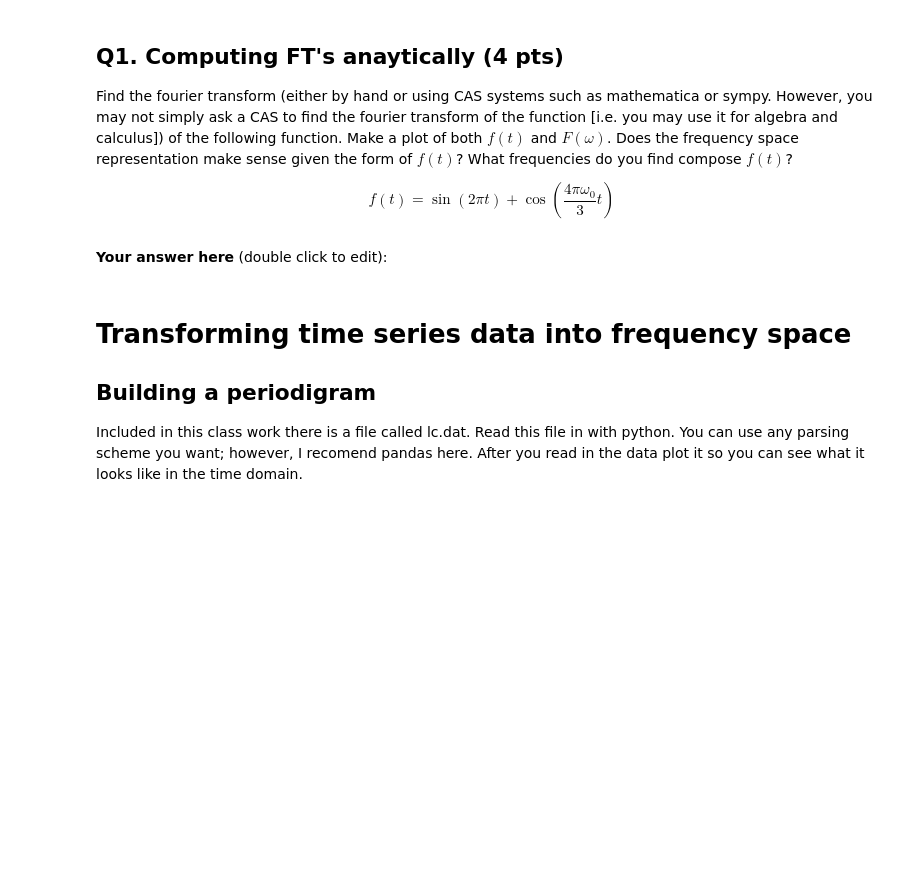
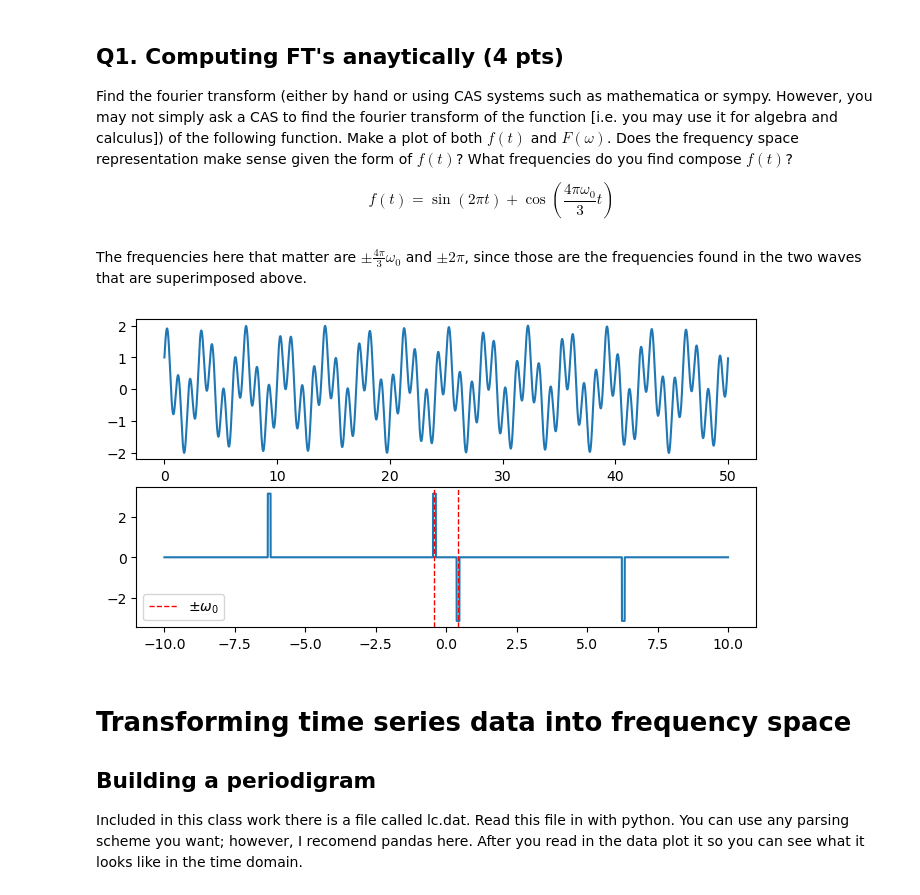
Before and after one commit to velguthb/dartmouth_a74, a Jupyter notebook: CP_fourier.ipynb, the cells around one changed output. Saved outputs shown, nothing was run; the diff lists cells and outputs as text; code cells hidden in the pictures; blank space fills up the shorter version.

```diff
--- a/CP_fourier.ipynb
+++ b/CP_fourier.ipynb
@@ -116,9 +117,22 @@ $$
 f(t) = \sin(2\pi t) + \cos\left(\frac{4\pi\omega_{0}}{3}t\right)
 $$
 # %% [markdown]
-**Your answer here** (double click to edit):
+The frequencies here that matter are $\pm \frac{4 \pi}{3}\omega_0$ and $\pm2\pi$, since those are the frequencies found in the two waves that are superimposed above.
 # %%
 #Code here...
+tarr = np.linspace(0,50,10000)
+freqarr = np.linspace(-10,10,10000)
+omega = 4*np.pi / 3 * 0.1
+ft = np.sin(2*np.pi*tarr) + np.cos(4*np.pi*omega*tarr/3)
+Ft = np.pi/(1j) * ((diracDelta(np.round(omega - freqarr,1)) - diracDelta(np.round(-omega - freqarr,1))) + (diracDelta(np.round(2*np.pi - freqarr,1)) - diracDelta(np.round(-2*np.pi - freqarr,1))))
+fig,axs = plt.subplots(nrows=2,ncols=1,figsize=(8,4))
+axs[0].plot(tarr,ft)
+axs[1].plot((freqarr),(np.imag(Ft)))
+axs[1].axvline(x=omega,linestyle='--',c='r',linewidth=1,label="$\\pm \\omega_0$")
+axs[1].axvline(x=-omega,linestyle='--',c='r',linewidth=1)
+axs[1].legend(loc='lower left');
+# %% [output]
+[figure, added]
 # %% [markdown]
 # Transforming time series data into frequency space
 ## Building a periodigram
```
Also changed, not shown: parts of 9 cells of this notebook, 1 other file.
